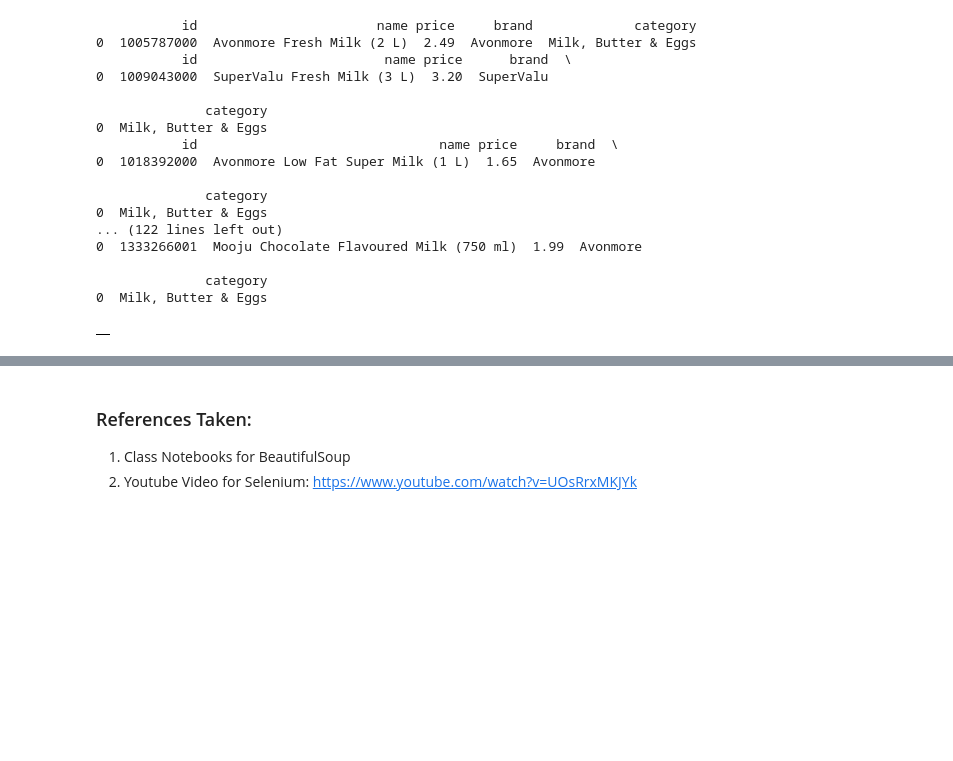
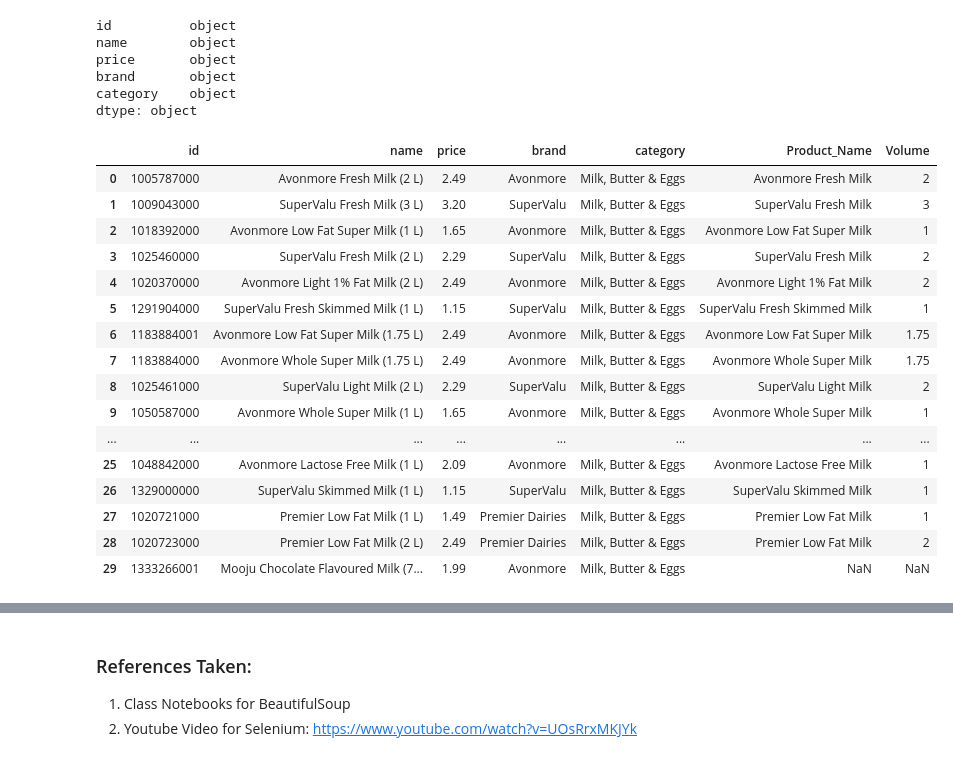
Before and after one commit to Akash2206/Python_CA2, a Jupyter notebook: Python_CA2_Akash_Satpute.ipynb, the cells around one changed output, grey strips where cells are left out. Drawn from its saved outputs; the diff is of its cells as text; code cells hidden in the pictures; blank space fills up the shorter version.

Commit message:
trying to seperate product name and volume

```diff
--- a/Python_CA2_Akash_Satpute.ipynb
+++ b/Python_CA2_Akash_Satpute.ipynb
@@ -12,33 +15,43 @@ product_divs = soup.find_all("div", {"data-product": True})
 result = pd.DataFrame()
 for product_div in product_divs:
     product_data = json.loads(product_div["data-product"])
-    # product_data_df = pd.json_normalize(product_data)
-    #print(pd.DataFrame.from_dict(product_data))
-    #df = pd.DataFrame(list(product_data.items()),columns = list(product_data.keys()))
-    print(pd.json_normalize(product_data))
-    pd.concat([result,pd.json_normalize(product_data)])
+    result = result.append(pd.json_normalize(product_data),ignore_index=True)
-# %% [output]
-           id                       name price     brand             category
-0  1005787000  Avonmore Fresh Milk (2 L)  2.49  Avonmore  Milk, Butter & Eggs
-           id                        name price      brand  \
-0  1009043000  SuperValu Fresh Milk (3 L)  3.20  SuperValu
-
-              category
-0  Milk, Butter & Eggs
-           id                               name price     brand  \
-0  1018392000  Avonmore Low Fat Super Milk (1 L)  1.65  Avonmore
-
-              category
-0  Milk, Butter & Eggs
-... (122 lines left out)
-0  1333266001  Mooju Chocolate Flavoured Milk (750 ml)  1.99  Avonmore
-
-              category
-0  Milk, Butter & Eggs
+# %%
+result['name'] = result['name'].astype(str)
 # %%
-result.head()
+result.dtypes
 # %% [output]
-|  |
+id          object
+name        object
+price       object
+brand       object
+category    object
+dtype: object
+# %%
+# create two new columns for product name and volume
+result[['Product_Name', 'Volume']] = result['name'].str.extract(r'(.*)\(([\d\.]+) L\)')
+#result['Volume'] = re.findall(r'\((.*?)\)', result['name'])
+# %%
+# display the resulting DataFrame
+result
+# %% [output]
+|  | id | name | price | brand | category | Product_Name | Volume |
+| 0 | 1005787000 | Avonmore Fresh Milk (2 L) | 2.49 | Avonmore | Milk, Butter & Eggs | Avonmore Fresh Milk | 2 |
+| 1 | 1009043000 | SuperValu Fresh Milk (3 L) | 3.20 | SuperValu | Milk, Butter & Eggs | SuperValu Fresh Milk | 3 |
+| 2 | 1018392000 | Avonmore Low Fat Super Milk (1 L) | 1.65 | Avonmore | Milk, Butter & Eggs | Avonmore Low Fat Super Milk | 1 |
+| 3 | 1025460000 | SuperValu Fresh Milk (2 L) | 2.29 | SuperValu | Milk, Butter & Eggs | SuperValu Fresh Milk | 2 |
+| 4 | 1020370000 | Avonmore Light 1% Fat Milk (2 L) | 2.49 | Avonmore | Milk, Butter & Eggs | Avonmore Light 1% Fat Milk | 2 |
+| 5 | 1291904000 | SuperValu Fresh Skimmed Milk (1 L) | 1.15 | SuperValu | Milk, Butter & Eggs | SuperValu Fresh Skimmed Milk | 1 |
+| 6 | 1183884001 | Avonmore Low Fat Super Milk (1.75 L) | 2.49 | Avonmore | Milk, Butter & Eggs | Avonmore Low Fat Super Milk | 1.75 |
+| 7 | 1183884000 | Avonmore Whole Super Milk (1.75 L) | 2.49 | Avonmore | Milk, Butter & Eggs | Avonmore Whole Super Milk | 1.75 |
+| 8 | 1025461000 | SuperValu Light Milk (2 L) | 2.29 | SuperValu | Milk, Butter & Eggs | SuperValu Light Milk | 2 |
+| 9 | 1050587000 | Avonmore Whole Super Milk (1 L) | 1.65 | Avonmore | Milk, Butter & Eggs | Avonmore Whole Super Milk | 1 |
+| ... | ... | ... | ... | ... | ... | ... | ... |
+| 25 | 1048842000 | Avonmore Lactose Free Milk (1 L) | 2.09 | Avonmore | Milk, Butter & Eggs | Avonmore Lactose Free Milk | 1 |
+| 26 | 1329000000 | SuperValu Skimmed Milk (1 L) | 1.15 | SuperValu | Milk, Butter & Eggs | SuperValu Skimmed Milk | 1 |
+| 27 | 1020721000 | Premier Low Fat Milk (1 L) | 1.49 | Premier Dairies | Milk, Butter & Eggs | Premier Low Fat Milk | 1 |
+| 28 | 1020723000 | Premier Low Fat Milk (2 L) | 2.49 | Premier Dairies | Milk, Butter & Eggs | Premier Low Fat Milk | 2 |
+| 29 | 1333266001 | Mooju Chocolate Flavoured Milk (7... | 1.99 | Avonmore | Milk, Butter & Eggs | NaN | NaN |
 # %%
 url = f"https://www.tesco.ie/groceries/en-IE/search?query=milk"
 response = requests.get(url)
```
Also changed, not shown: parts of 1 cell of this notebook.
